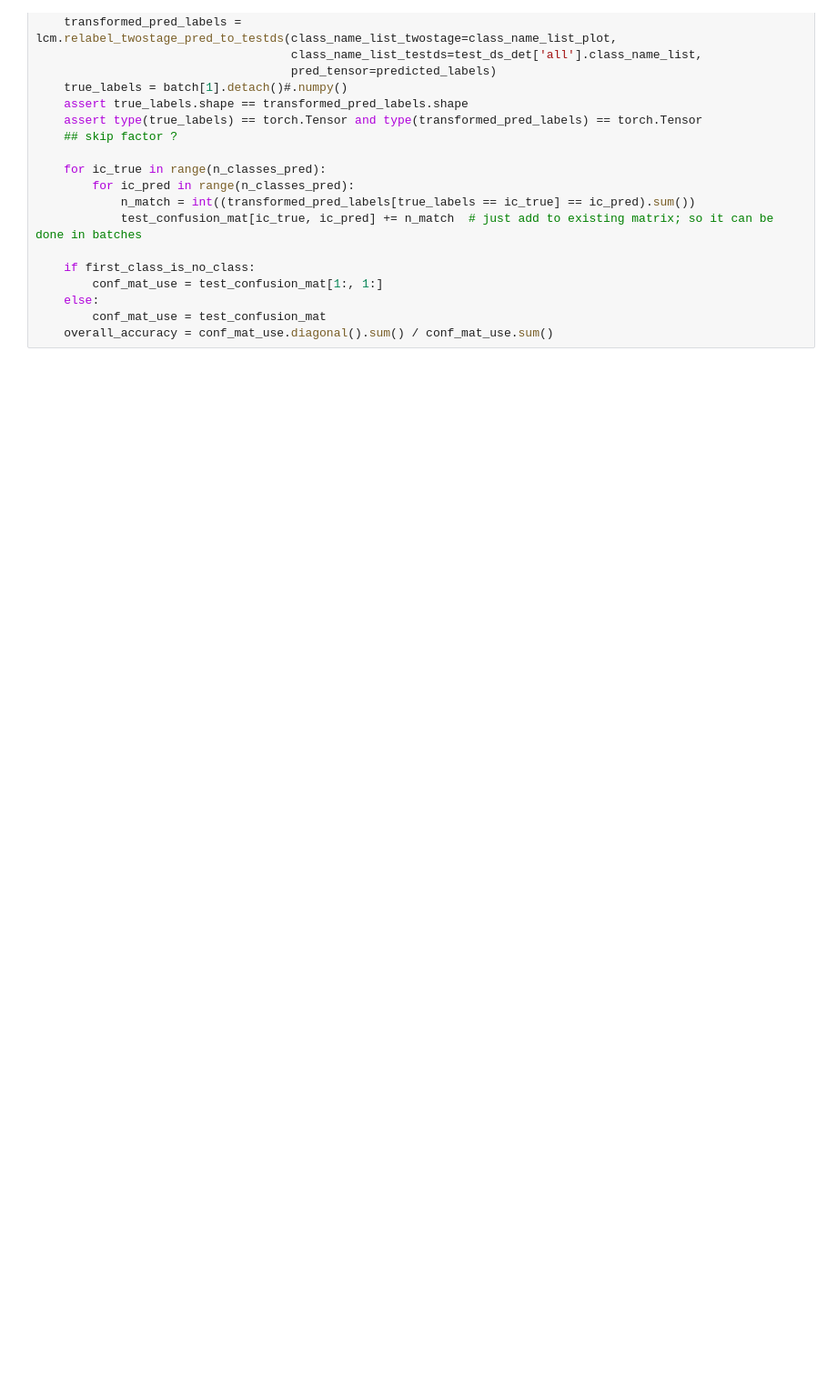
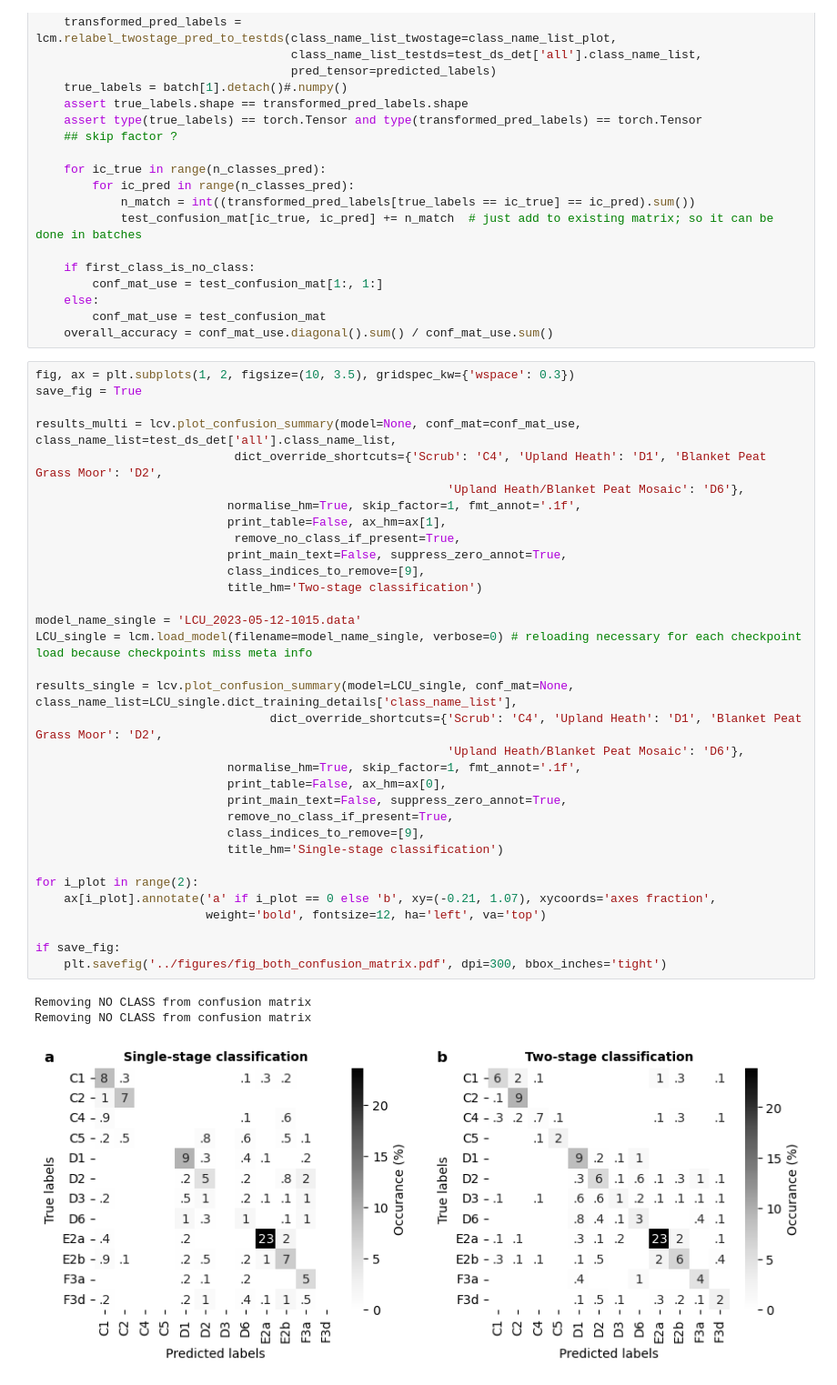
Before and after one commit to pdnpa/cnn-land-cover, a Jupyter notebook: notebooks/Figure CNN performance.ipynb, the cells around one changed output. Shown at 91% size. Cells and saved outputs as stored; diff of their text form; blank space fills up the shorter version.

Commit message:
Joint SS and MS stats fig and table

```diff
--- a/notebooks/Figure CNN performance.ipynb
+++ b/notebooks/Figure CNN performance.ipynb
@@ -1176,3 +1176,40 @@ for batch in tqdm(test_dl):
     else:
         conf_mat_use = test_confusion_mat
     overall_accuracy = conf_mat_use.diagonal().sum() / conf_mat_use.sum()
+# %%
+fig, ax = plt.subplots(1, 2, figsize=(10, 3.5), gridspec_kw={'wspace': 0.3})
+save_fig = True
+
+results_multi = lcv.plot_confusion_summary(model=None, conf_mat=conf_mat_use, class_name_list=test_ds_det['all'].class_name_list,
+                            dict_override_shortcuts={'Scrub': 'C4', 'Upland Heath': 'D1', 'Blanket Peat Grass Moor': 'D2',
+                                                          'Upland Heath/Blanket Peat Mosaic': 'D6'},
+                           normalise_hm=True, skip_factor=1, fmt_annot='.1f',
+                           print_table=False, ax_hm=ax[1],
+                            remove_no_class_if_present=True,
+                           print_main_text=False, suppress_zero_annot=True,
+                           class_indices_to_remove=[9],
+                           title_hm='Two-stage classification')
+
+model_name_single = 'LCU_2023-05-12-1015.data'
+LCU_single = lcm.load_model(filename=model_name_single, verbose=0) # reloading necessary for each checkpoint load because checkpoints miss meta info
+
+results_single = lcv.plot_confusion_summary(model=LCU_single, conf_mat=None, class_name_list=LCU_single.dict_training_details['class_name_list'],
+                                 dict_override_shortcuts={'Scrub': 'C4', 'Upland Heath': 'D1', 'Blanket Peat Grass Moor': 'D2',
+                                                          'Upland Heath/Blanket Peat Mosaic': 'D6'},
+                           normalise_hm=True, skip_factor=1, fmt_annot='.1f',
+                           print_table=False, ax_hm=ax[0],
+                           print_main_text=False, suppress_zero_annot=True,
+                           remove_no_class_if_present=True,
+                           class_indices_to_remove=[9],
+                           title_hm='Single-stage classification')
+
+for i_plot in range(2):
+    ax[i_plot].annotate('a' if i_plot == 0 else 'b', xy=(-0.21, 1.07), xycoords='axes fraction',
+                        weight='bold', fontsize=12, ha='left', va='top')
+
+if save_fig:
+    plt.savefig('../figures/fig_both_confusion_matrix.pdf', dpi=300, bbox_inches='tight')
+# %% [output]
+Removing NO CLASS from confusion matrix
+Removing NO CLASS from confusion matrix
+[figure, added]
```
Also changed, not shown: parts of 4 cells of this notebook, 3 other files.
